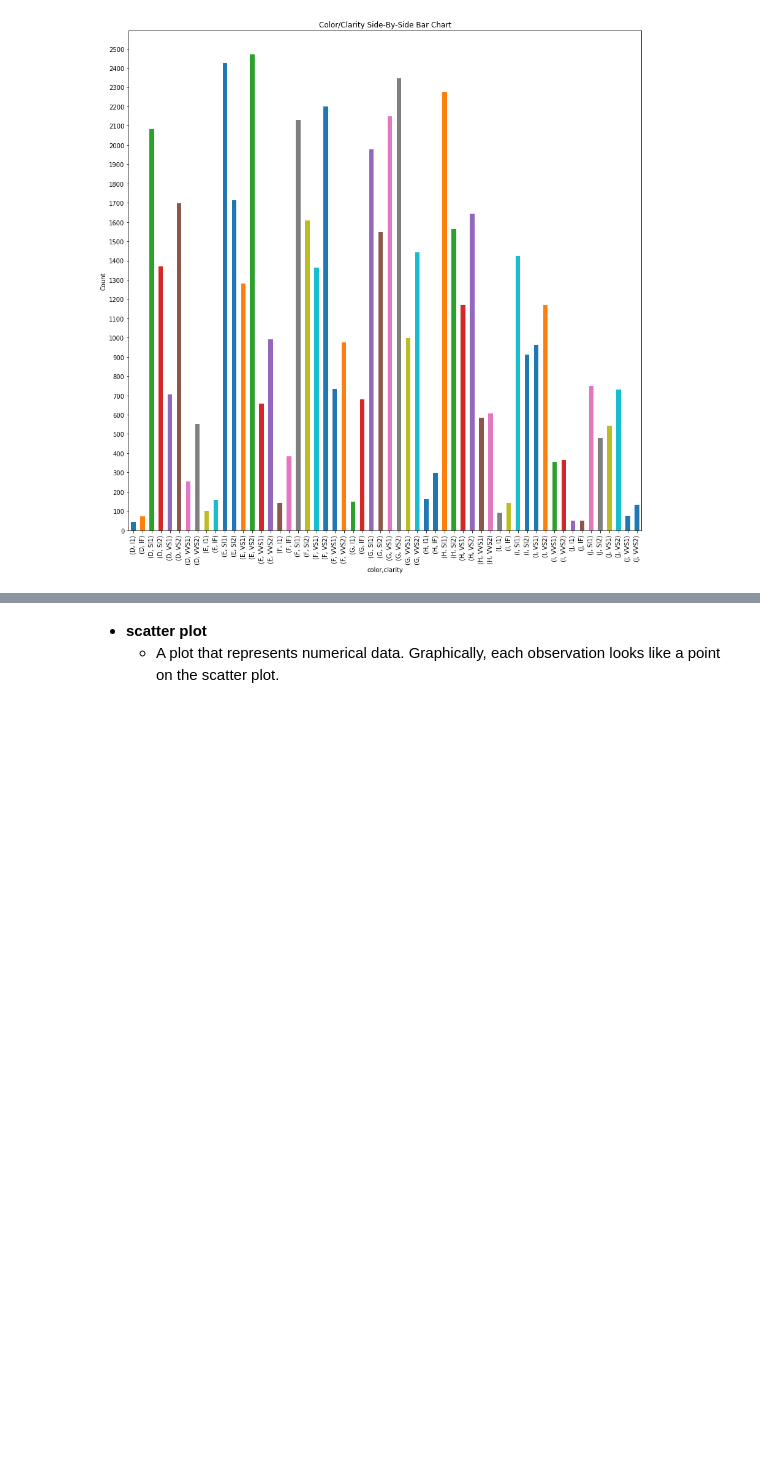
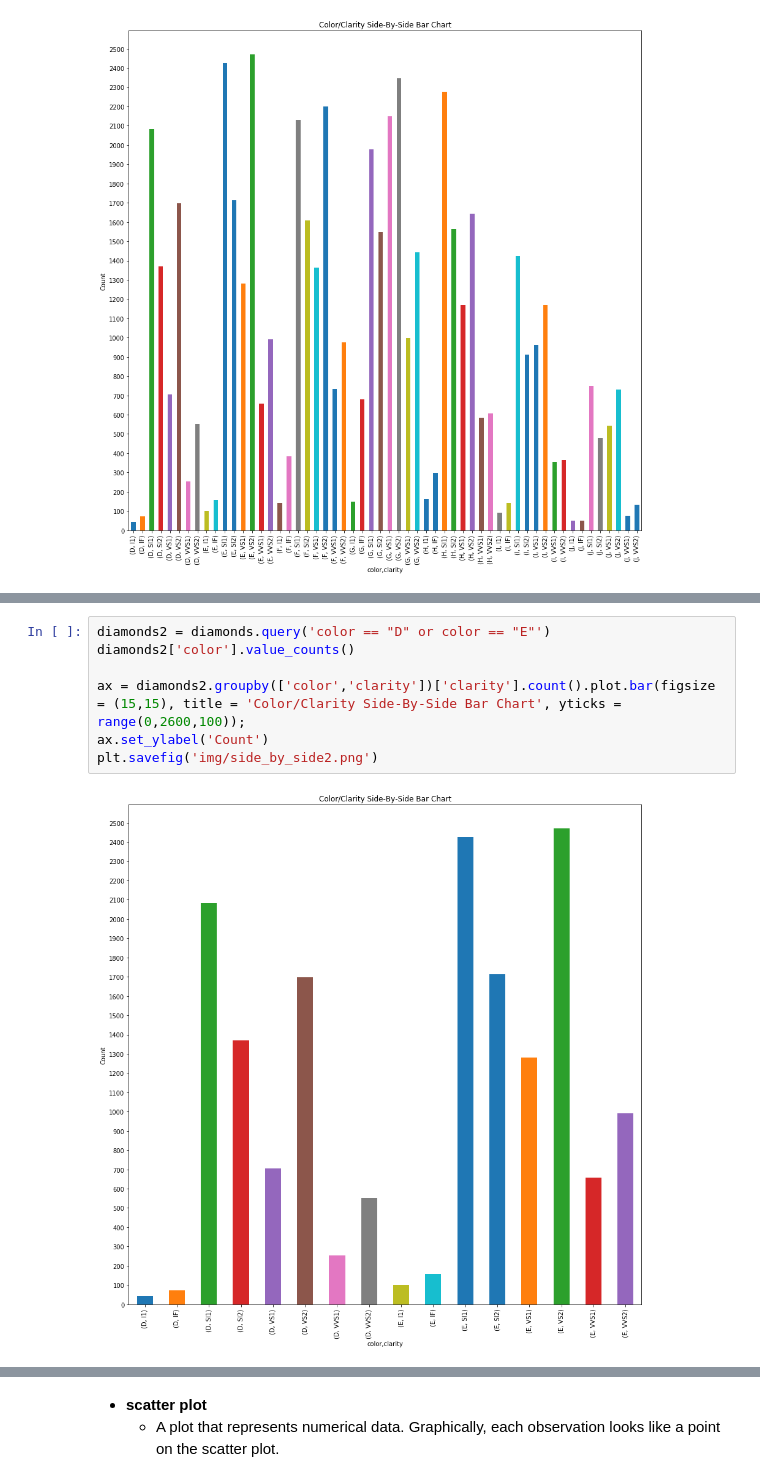
Before and after one commit to jmeguira/stats, a Jupyter notebook: stats_notebook.ipynb, the cells around one changed output, grey strips where cells are left out. Drawn from its saved outputs; the diff is of its cells as text; blank space fills up the shorter version.

```diff
--- a/stats_notebook.ipynb
+++ b/stats_notebook.ipynb
@@ -316,3 +320,12 @@ plt.savefig('img/side_by_side.png')
+# %%
+diamonds2 = diamonds.query('color == "D" or color == "E"')
+diamonds2['color'].value_counts()
+
+ax = diamonds2.groupby(['color','clarity'])['clarity'].count().plot.bar(figsize = (15,15), title = 'Color/Clarity Side-By-Side Bar Chart', yticks = range(0,2600,100));
+ax.set_ylabel('Count')
+plt.savefig('img/side_by_side2.png')
+# %% [output]
+[figure, added]
 # %% [markdown]
 ![Side-by-side Bar Chart](img/side_by_side.png)
 # %% [markdown]
```
Also changed, not shown: parts of 9 cells of this notebook.
